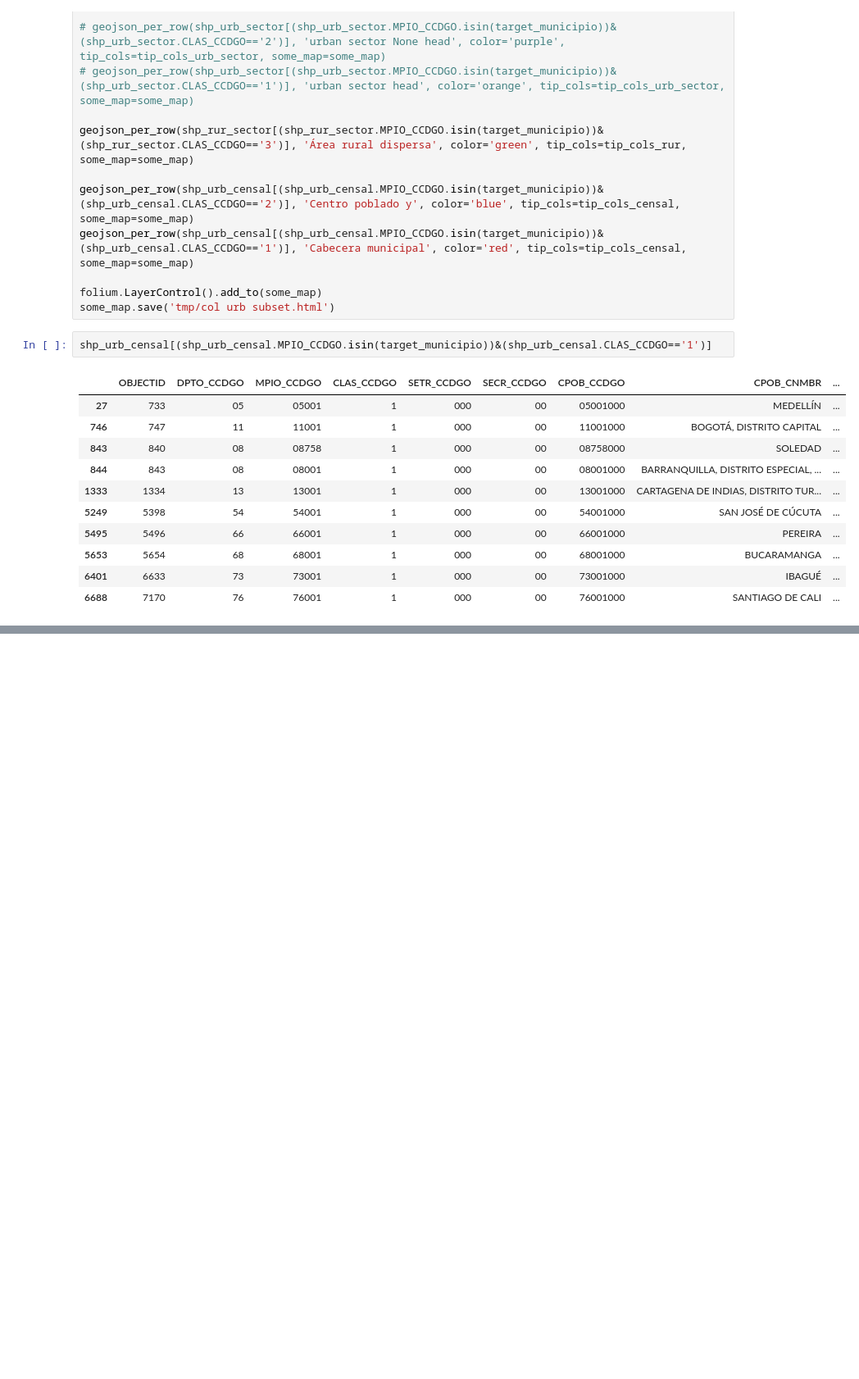
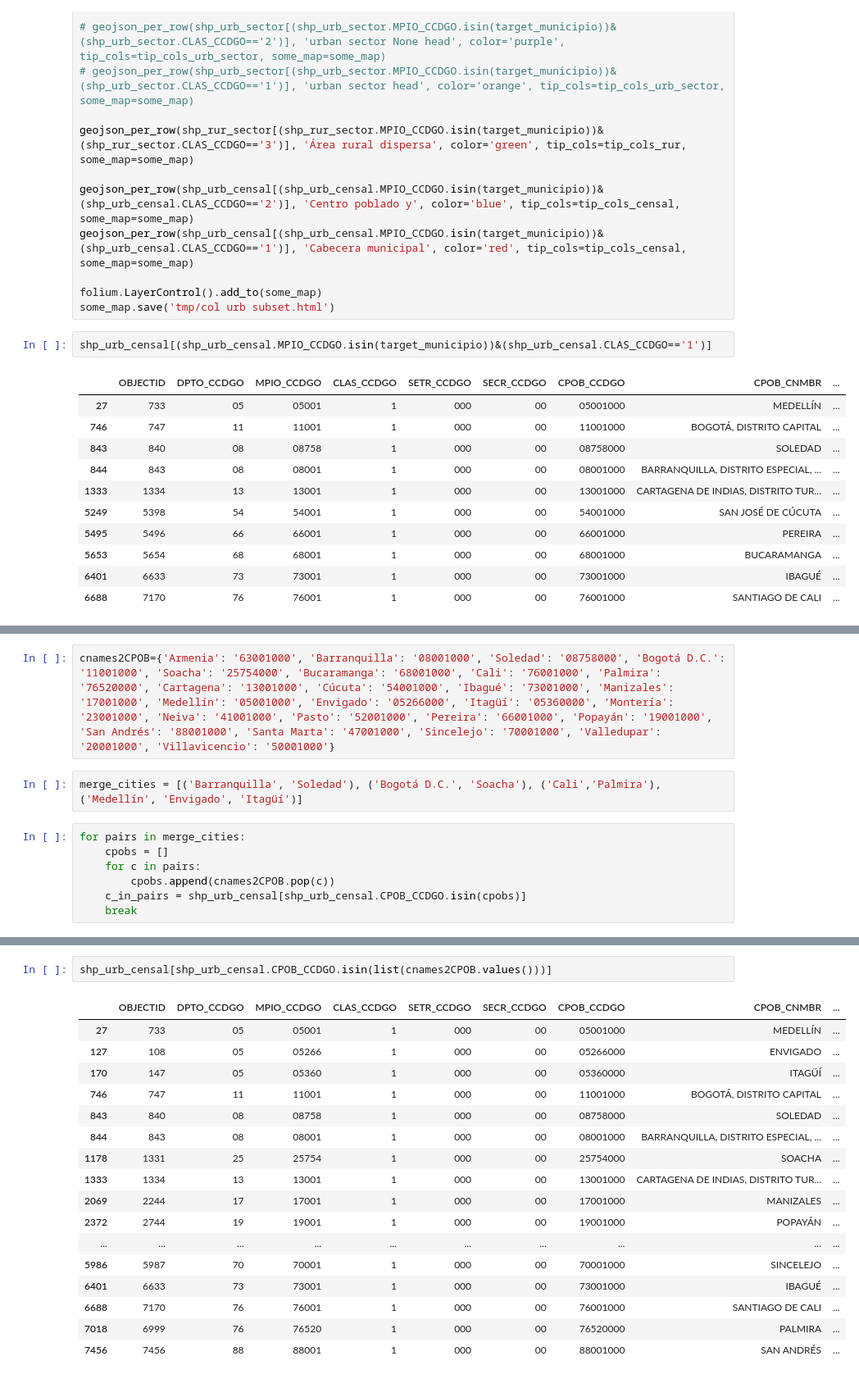
Before and after one commit to JHWu92/mob2crime, a Jupyter notebook: DATA-city-boundary-for-COLOMBIA.ipynb, the cells around one changed output, grey strips where cells are left out. Shown at 82% size. Cells and saved outputs as stored; diff of their text form; blank space fills up the shorter version.

Commit message:
Switch to cities in ECSC 2012
http://www.dane.gov.co/index.php/estadisticas-por-tema/seguridad-y-defensa/encuesta-de-convivencia-y-seguridad-ciudadana-ecsc/resultados-2012

```diff
--- a/DATA-city-boundary-for-COLOMBIA.ipynb
+++ b/DATA-city-boundary-for-COLOMBIA.ipynb
@@ -132,0 +169,11 @@ shp_urb_censal[(shp_urb_censal.MPIO_CCDGO.isin(target_municipio))&(shp_urb_censa
+# %%
+cnames2CPOB={'Armenia': '63001000', 'Barranquilla': '08001000', 'Soledad': '08758000', 'Bogotá D.C.': '11001000', 'Soacha': '25754000', 'Bucaramanga': '68001000', 'Cali': '76001000', 'Palmira': '76520000', 'Cartagena': '13001000', 'Cúcuta': '54001000', 'Ibagué': '73001000', 'Manizales': '17001000', 'Medellín': '05001000', 'Envigado': '05266000', 'Itagüí': '05360000', 'Montería': '23001000', 'Neiva': '41001000', 'Pasto': '52001000', 'Pereira': '66001000', 'Popayán': '19001000', 'San Andrés': '88001000', 'Santa Marta': '47001000', 'Sincelejo': '70001000', 'Valledupar': '20001000', 'Villavicencio': '50001000'}
+# %%
+merge_cities = [('Barranquilla', 'Soledad'), ('Bogotá D.C.', 'Soacha'), ('Cali','Palmira'), ('Medellín', 'Envigado', 'Itagüí')]
+# %%
+for pairs in merge_cities:
+    cpobs = []
+    for c in pairs:
+        cpobs.append(cnames2CPOB.pop(c))
+    c_in_pairs = shp_urb_censal[shp_urb_censal.CPOB_CCDGO.isin(cpobs)]
+    break
@@ -132,0 +186,20 @@ shp_urb_censal[(shp_urb_censal.MPIO_CCDGO.isin(target_municipio))&(shp_urb_censa
+# %%
+shp_urb_censal[shp_urb_censal.CPOB_CCDGO.isin(list(cnames2CPOB.values()))]
+# %% [output]
+|  | OBJECTID | DPTO_CCDGO | MPIO_CCDGO | CLAS_CCDGO | SETR_CCDGO | SECR_CCDGO | CPOB_CCDGO | CPOB_CNMBR | ... |
+| 27 | 733 | 05 | 05001 | 1 | 000 | 00 | 05001000 | MEDELLÍN | ... |
+| 127 | 108 | 05 | 05266 | 1 | 000 | 00 | 05266000 | ENVIGADO | ... |
+| 170 | 147 | 05 | 05360 | 1 | 000 | 00 | 05360000 | ITAGÜÍ | ... |
+| 746 | 747 | 11 | 11001 | 1 | 000 | 00 | 11001000 | BOGOTÁ, DISTRITO CAPITAL | ... |
+| 843 | 840 | 08 | 08758 | 1 | 000 | 00 | 08758000 | SOLEDAD | ... |
+| 844 | 843 | 08 | 08001 | 1 | 000 | 00 | 08001000 | BARRANQUILLA, DISTRITO ESPECIAL, ... | ... |
+| 1178 | 1331 | 25 | 25754 | 1 | 000 | 00 | 25754000 | SOACHA | ... |
+| 1333 | 1334 | 13 | 13001 | 1 | 000 | 00 | 13001000 | CARTAGENA DE INDIAS, DISTRITO TUR... | ... |
+| 2069 | 2244 | 17 | 17001 | 1 | 000 | 00 | 17001000 | MANIZALES | ... |
+| 2372 | 2744 | 19 | 19001 | 1 | 000 | 00 | 19001000 | POPAYÁN | ... |
+| ... | ... | ... | ... | ... | ... | ... | ... | ... | ... |
+| 5986 | 5987 | 70 | 70001 | 1 | 000 | 00 | 70001000 | SINCELEJO | ... |
+| 6401 | 6633 | 73 | 73001 | 1 | 000 | 00 | 73001000 | IBAGUÉ | ... |
+| 6688 | 7170 | 76 | 76001 | 1 | 000 | 00 | 76001000 | SANTIAGO DE CALI | ... |
+| 7018 | 6999 | 76 | 76520 | 1 | 000 | 00 | 76520000 | PALMIRA | ... |
+| 7456 | 7456 | 88 | 88001 | 1 | 000 | 00 | 88001000 | SAN ANDRÉS | ... |
```
Also changed, not shown: parts of 10 cells of this notebook, 4 other files.
